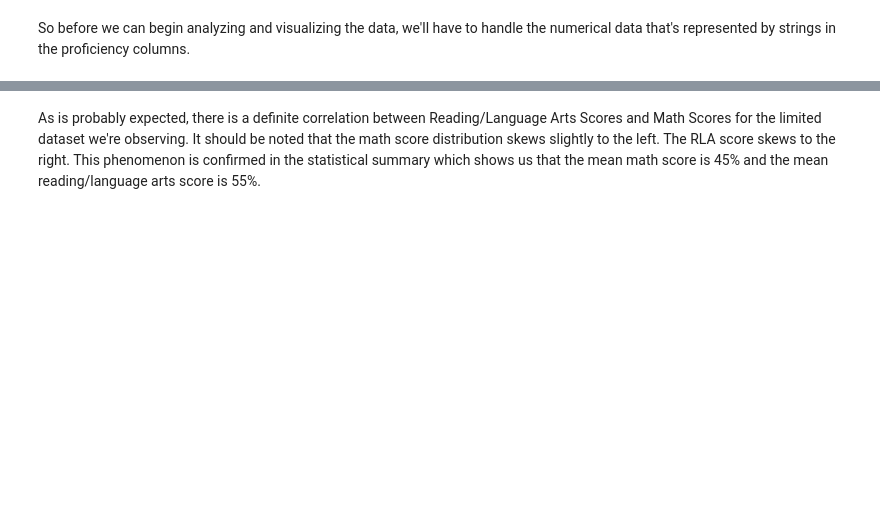
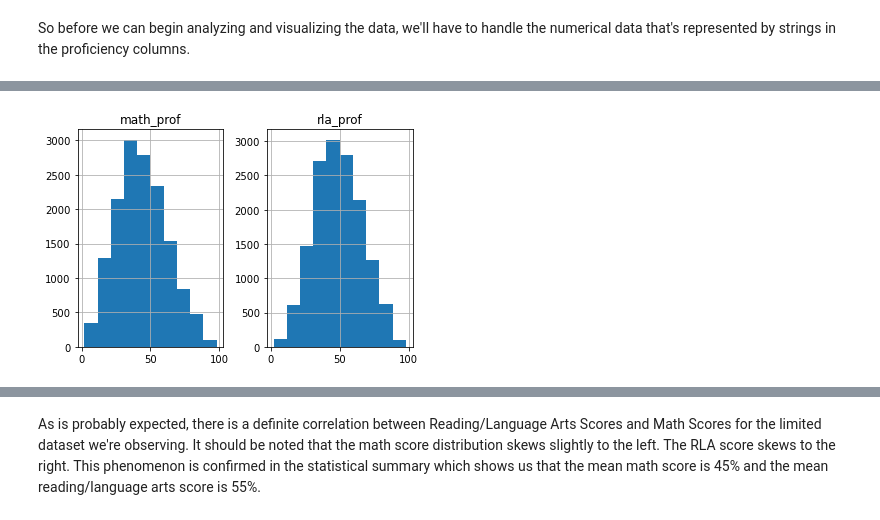
Before and after one commit to anewt225/Decoding-the-Digital-Divide, a Jupyter notebook: notebooks/Education EDA.ipynb, the cells around one changed output, grey strips where cells are left out. Cells and saved outputs as stored; diff of their text form; code cells hidden in the pictures; blank space fills up the shorter version.

```diff
--- a/notebooks/Education EDA.ipynb
+++ b/notebooks/Education EDA.ipynb
@@ -670,0 +621,21 @@ sns.pairplot(assessments_2018, vars=['math_score', 'rla_score'], kind='reg', dia
+# %%
+## Create function to change values with letters to NaN
+def remove_letters(number):
+    """Remove range abbreviations GE, GT, LT, LE, PS from series
+
+    Parameters:
+    number(string, int, float): A number that may have any of the above abbreviations in it
+
+    Returns:
+    int:Returning value
+
+    """
+    number = str(number) # Convert values to string to enable RegEx functionality
+    remove_values = ['GT', 'GE', 'LT', 'LE', 'PS',] # Specify values to remove, as defined above
+    for value in remove_values: # Loop through each of the 5 values
+        if re.search(value, number): # Check if the value is in the string
+            number = 'REMOVE' # Assign a string to know to remove/convert to nan for dropping
+        else:
+            number = number # If not satisfied, only return untouched number
+    number = pd.to_numeric(number, errors='coerce') # set all values to numeric datatypes
+    return number
@@ -670,0 +685,8 @@ sns.pairplot(assessments_2018, vars=['math_score', 'rla_score'], kind='reg', dia
+# %%
+## Apply range cleaner function to test dataset math proficiency column
+new_assessments_2018.math_prof = new_assessments_2018.math_prof.apply(range_cleaner)
+
+## Apply range cleaner function to test dataset reading/language arts proficiency column
+new_assessments_2018.rla_prof = new_assessments_2018.rla_prof.apply(range_cleaner)
+
+new_assessments_2018.info()
@@ -670,0 +704,7 @@ sns.pairplot(assessments_2018, vars=['math_score', 'rla_score'], kind='reg', dia
+# %%
+## Apply remove letters  function to dataset math proficiency column
+new_assessments_2018.math_prof = new_assessments_2018.math_prof.apply(remove_letters)
+
+## Apply remove letters function to dataset reading/language arts proficiency column
+new_assessments_2018.rla_prof = new_assessments_2018.rla_prof.apply(remove_letters)
+new_assessments_2018.info()
@@ -670,0 +722,4 @@ sns.pairplot(assessments_2018, vars=['math_score', 'rla_score'], kind='reg', dia
+# %%
+## Remove the values we intentionally set to nan
+new_assessments_2018.dropna(inplace=True)
+new_assessments_2018.shape
@@ -670,0 +749,4 @@ sns.pairplot(assessments_2018, vars=['math_score', 'rla_score'], kind='reg', dia
+# %%
+new_assessments_2018.hist();
+# %% [output]
+[figure, added]
```
Also changed, not shown: parts of 74 cells of this notebook, 10 other files.
